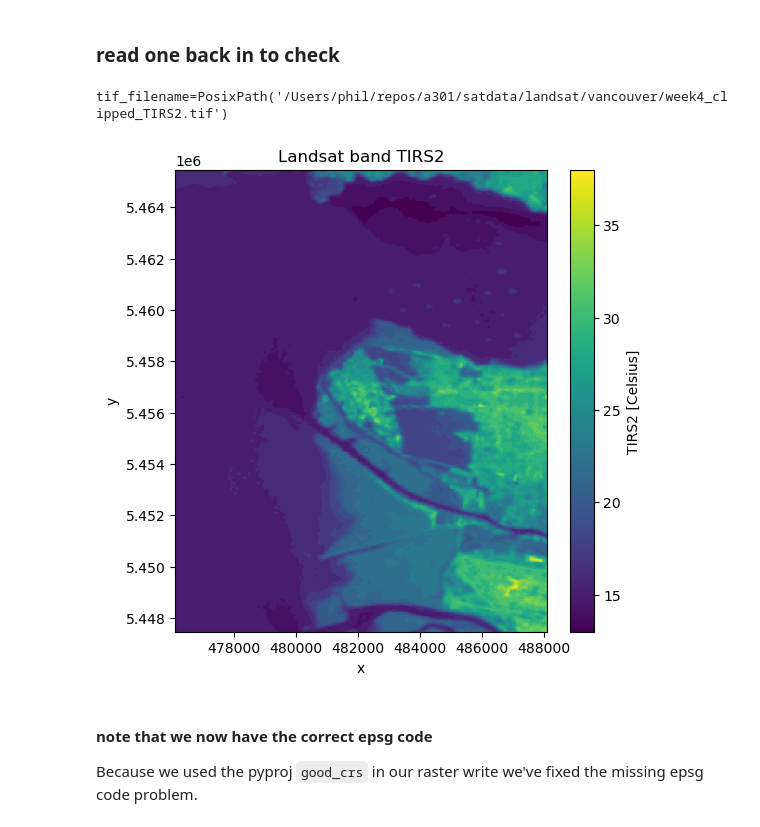
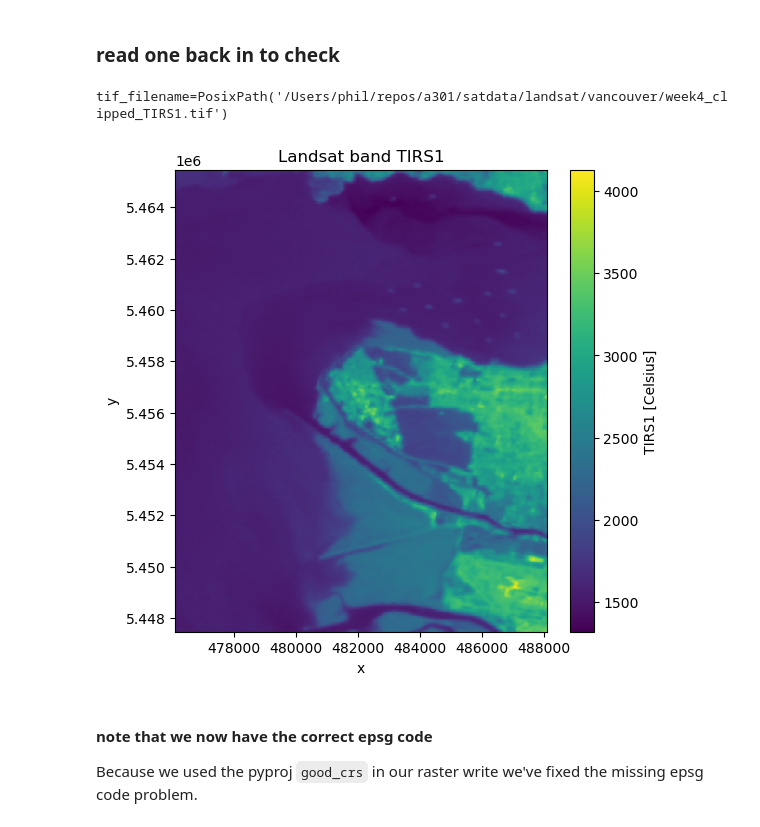
Before and after one commit to phaustin/a301_eoas, a Jupyter notebook: notebooks/week4/clip_bands.ipynb, the cells around one changed output. Drawn from its saved outputs; the diff is of its cells as text; code cells hidden in the pictures.

```diff
--- a/notebooks/week4/clip_bands.ipynb
+++ b/notebooks/week4/clip_bands.ipynb
@@ -247,19 +247,19 @@ for key, value in band_dict.items():
 # %% [markdown]
 ### read one back in to check
 # %%
-tif_filename = data_dir / 'vancouver' / f"week4_clipped_TIRS2.tif"
+tif_filename = data_dir / 'vancouver' / f"week4_clipped_TIRS1.tif"
 print(f"{tif_filename=}")
 has_file = tif_filename.exists()
 if not has_file:
     raise IOError(f"can't find {filename}, something went wrong above")
 small_band = rioxarray.open_rasterio(tif_filename,masked=True)
 band_name = small_band.long_name
 fig, ax = plt.subplots(1,1, figsize=(6,6))
 small_band.plot(ax=ax)
 ax.set_title(f"Landsat band {band_name}");
 # %% [output]
-tif_filename=PosixPath('/Users/phil/repos/a301/satdata/landsat/vancouver/week4_clipped_TIRS2.tif')
+tif_filename=PosixPath('/Users/phil/repos/a301/satdata/landsat/vancouver/week4_clipped_TIRS1.tif')
-[figure, old version]
+[figure, new version]
 # %% [markdown]
 #### note that we now have the correct epsg code
 
```
Also changed, not shown: parts of 2 cells of this notebook, 10 other files.
